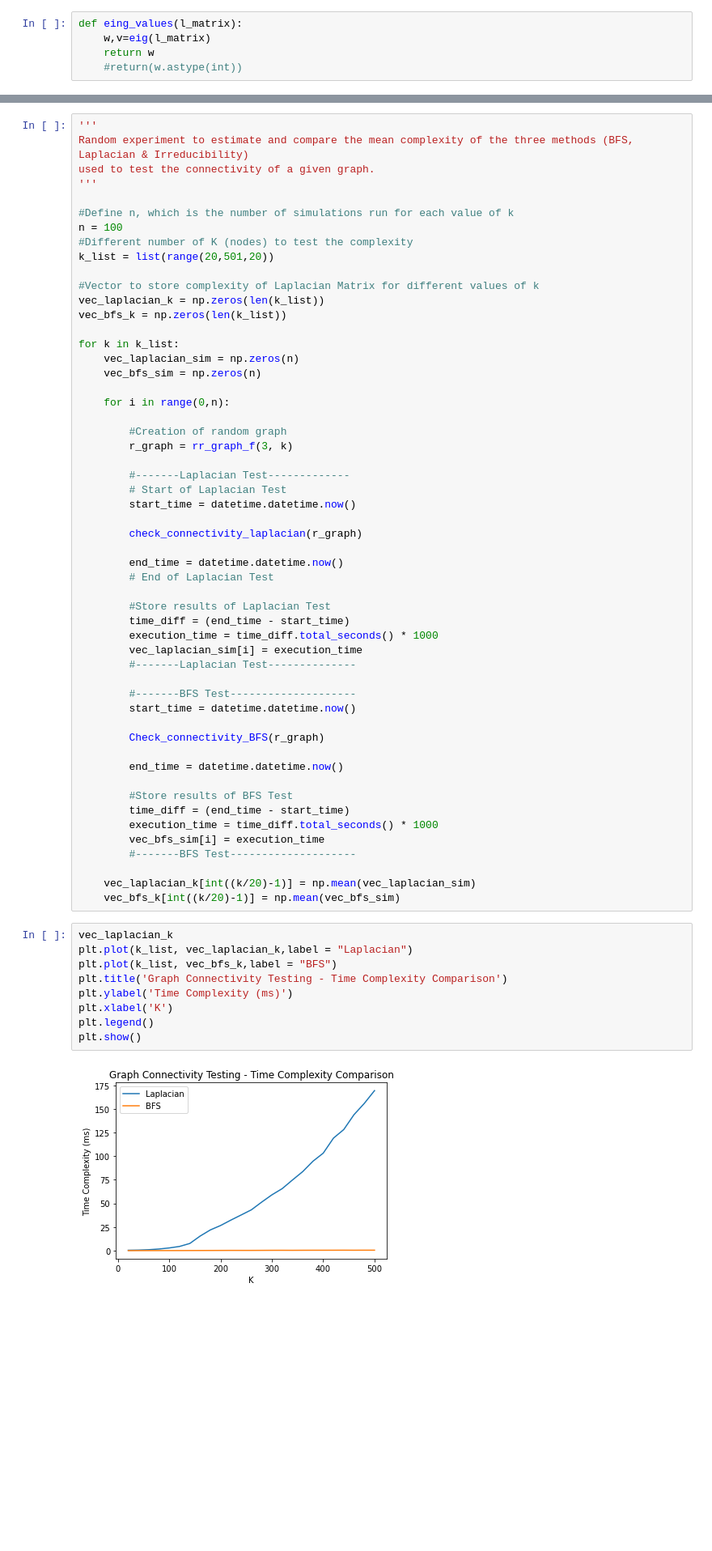
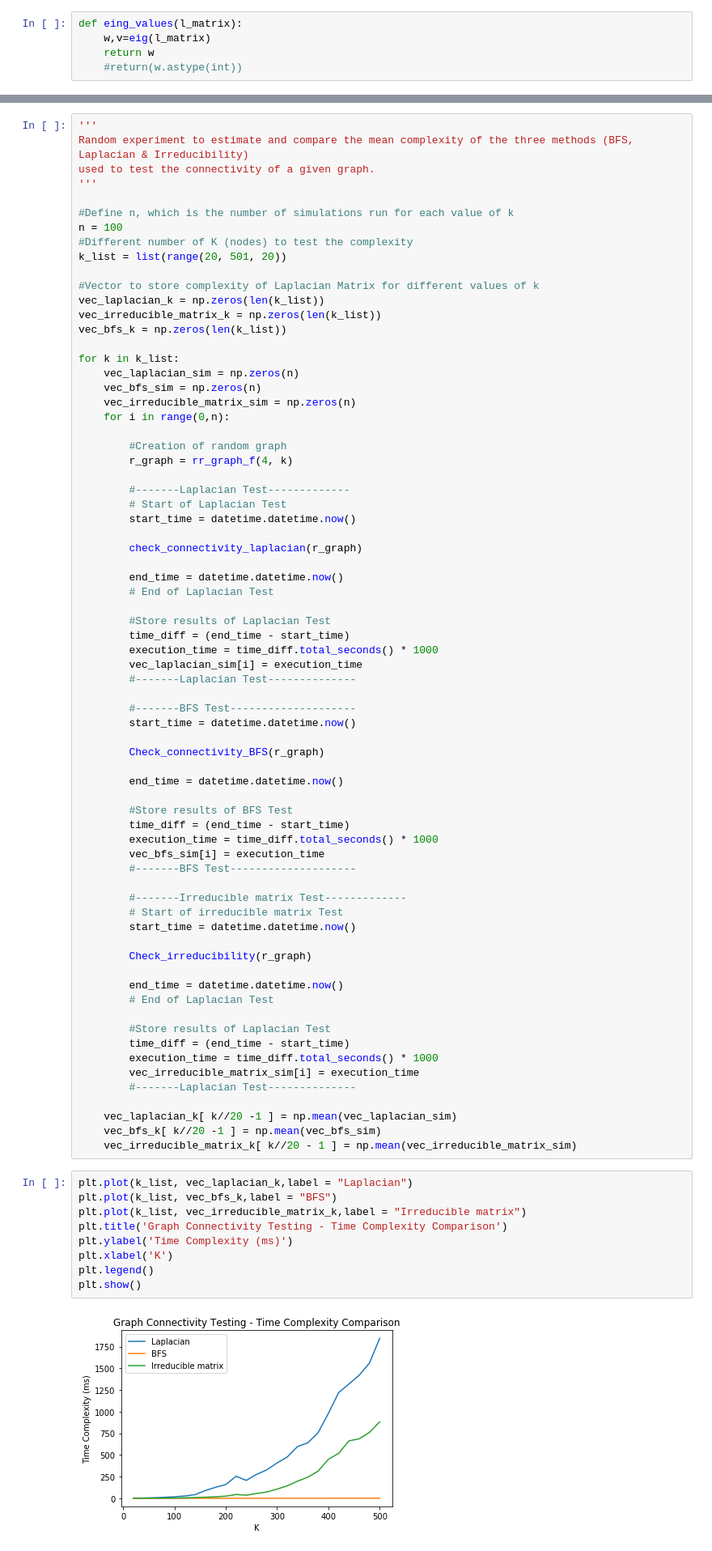
Before and after one commit to brauliovillalobos/Networking-for-Big-Data-Data-Centers-HW1-1047223, a Jupyter notebook: HW1_NBD_DataCenters.ipynb, the cells around one changed output, grey strips where cells are left out. Shown at 81% size. Drawn from its saved outputs; the diff is of its cells as text; blank space fills up the shorter version.

Commit message:
Completed Time Complexity part

```diff
--- a/HW1_NBD_DataCenters.ipynb
+++ b/HW1_NBD_DataCenters.ipynb
@@ -174,20 +176,21 @@ used to test the connectivity of a given graph.
 #Define n, which is the number of simulations run for each value of k
 n = 100
 #Different number of K (nodes) to test the complexity
-k_list = list(range(20,501,20))
+k_list = list(range(20, 501, 20))
 
 #Vector to store complexity of Laplacian Matrix for different values of k
 vec_laplacian_k = np.zeros(len(k_list))
+vec_irreducible_matrix_k = np.zeros(len(k_list))
 vec_bfs_k = np.zeros(len(k_list))
 
 for k in k_list:
     vec_laplacian_sim = np.zeros(n)
     vec_bfs_sim = np.zeros(n)
-
+    vec_irreducible_matrix_sim = np.zeros(n)
     for i in range(0,n):
 
         #Creation of random graph
-        r_graph = rr_graph_f(3, k)
+        r_graph = rr_graph_f(4, k)
 
         #-------Laplacian Test-------------
         # Start of Laplacian Test
@@ -217,19 +220,35 @@ for k in k_list:
         vec_bfs_sim[i] = execution_time
         #-------BFS Test--------------------
 
-    vec_laplacian_k[int((k/20)-1)] = np.mean(vec_laplacian_sim)
-    vec_bfs_k[int((k/20)-1)] = np.mean(vec_bfs_sim)
+        #-------Irreducible matrix Test-------------
+        # Start of irreducible matrix Test
+        start_time = datetime.datetime.now()
+
+        Check_irreducibility(r_graph)
+
+        end_time = datetime.datetime.now()
+        # End of Laplacian Test
+
+        #Store results of Laplacian Test
+        time_diff = (end_time - start_time)
+        execution_time = time_diff.total_seconds() * 1000
+        vec_irreducible_matrix_sim[i] = execution_time
+        #-------Laplacian Test--------------
+
+    vec_laplacian_k[ k//20 -1 ] = np.mean(vec_laplacian_sim)
+    vec_bfs_k[ k//20 -1 ] = np.mean(vec_bfs_sim)
+    vec_irreducible_matrix_k[ k//20 - 1 ] = np.mean(vec_irreducible_matrix_sim)
 # %%
-vec_laplacian_k
 plt.plot(k_list, vec_laplacian_k,label = "Laplacian")
 plt.plot(k_list, vec_bfs_k,label = "BFS")
+plt.plot(k_list, vec_irreducible_matrix_k,label = "Irreducible matrix")
 plt.title('Graph Connectivity Testing - Time Complexity Comparison')
 plt.ylabel('Time Complexity (ms)')
 plt.xlabel('K')
 plt.legend()
 plt.show()
 # %% [output]
-[figure, old version]
+[figure, new version]
 # %% [markdown]
 ## ER Graphs - Monte Carlo Simulations
 # %%
```
Also changed, not shown: parts of 1 cell of this notebook.
